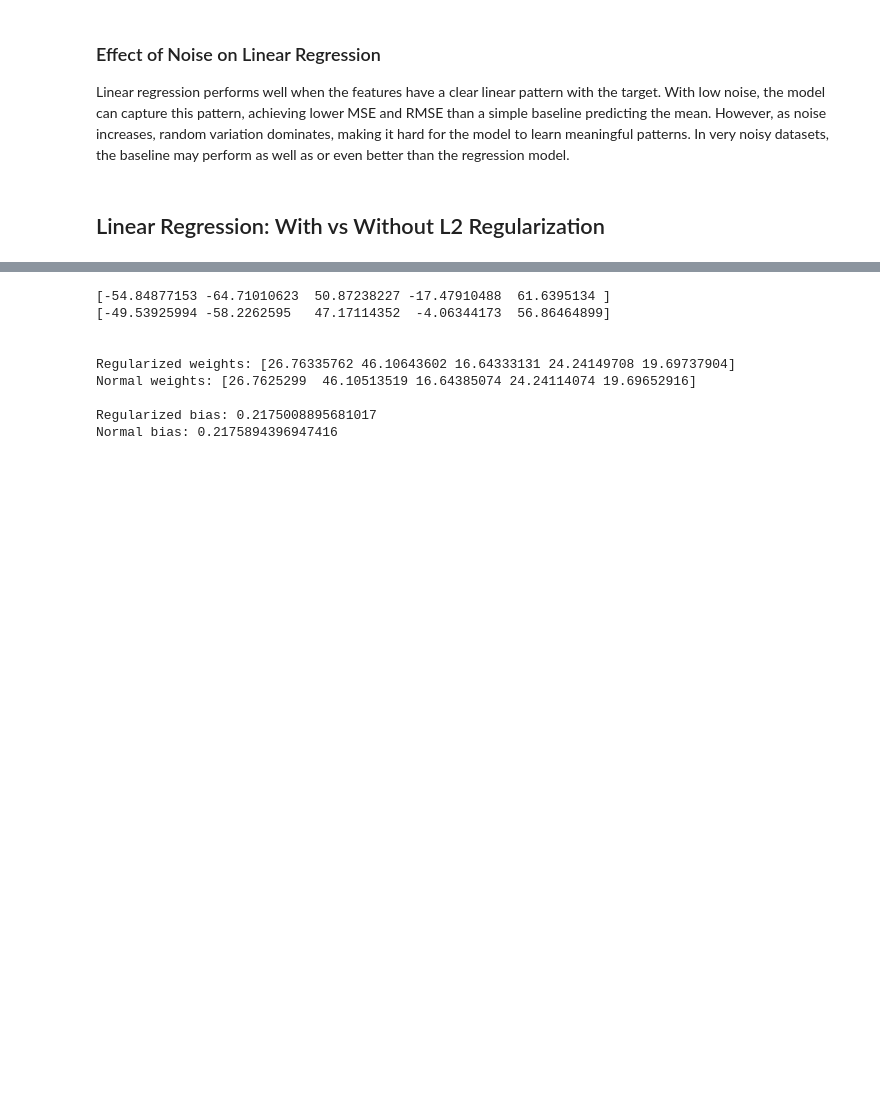
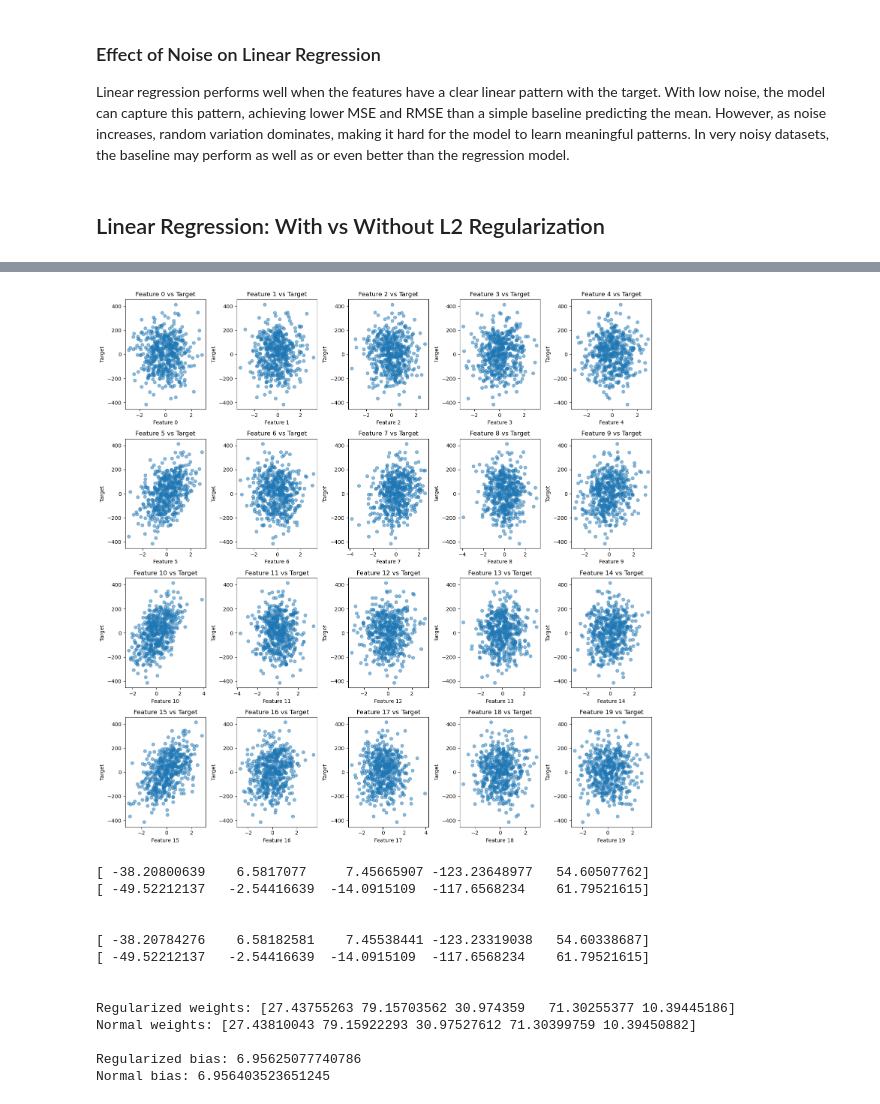
Before and after one commit to Proenca13/AI_Logistic-Linear_Regression, a Jupyter notebook: model_validation.ipynb, the cells around one changed output, grey strips where cells are left out. Saved outputs shown, nothing was run; the diff lists cells and outputs as text; code cells hidden in the pictures; blank space fills up the shorter version.

```diff
--- a/model_validation.ipynb
+++ b/model_validation.ipynb
@@ -124,0 +160,17 @@ Linear regression performs well when the features have a clear linear pattern wi
+# %%
+n_features = X_chall.shape[1]
+
+
+plt.figure(figsize=(15, 15))
+
+for i in range(n_features):
+    plt.subplot(4, 5, i+1)
+    plt.scatter(X_chall[:, i], y_chall, alpha=0.5)
+    plt.xlabel(f"Feature {i}")
+    plt.ylabel("Target")
+    plt.title(f"Feature {i} vs Target")
+
+plt.tight_layout()
+plt.show()
+# %% [output]
+[figure, added]
@@ -125,27 +186,41 @@ Linear regression performs well when the features have a clear linear pattern wi
 # %%
-regularized_model = LinearRegression(learning_rate=0.1, iterations=1000,lambda_=0.01)
-regularized_model.fit(X_train, y_train)
-y_pred = regularized_model.predict(X_test)
+# Train normal model in easy dataset
+normal_model_easy = LinearRegression(learning_rate=0.1, iterations=1000,lambda_=0)
+normal_model_easy.fit(X_train_easy, y_train_easy)
+y_pred_normal = normal_model_easy.predict(X_test_easy)
 
-print(y_pred[:5])
-print(y_test[:5])
+print(y_pred_normal[:5])
+print(y_test_easy[:5])
 print("\n")
 
-#compare weights
+# Train Regularized model in easy dataset
+regularized_model_easy = LinearRegression(learning_rate=0.1, iterations=1000,lambda_=0.01)
+regularized_model_easy.fit(X_train_easy, y_train_easy)
+y_pred_regularized = regularized_model_easy.predict(X_test_easy)
 
-print(f"Regularized weights: {regularized_model.weights}")
-print(f"Normal weights: {model.weights}\n")
+print(y_pred_regularized[:5])
+print(y_test_easy[:5])
+print("\n")
 
-#compare bias
-print(f"Regularized bias: {regularized_model.bias}")
-print(f"Normal bias: {model.bias}")
+# Compare weights
+
+print(f"Regularized weights: {regularized_model_easy.weights}")
+print(f"Normal weights: {normal_model_easy.weights}\n")
+
+# Compare bias
+print(f"Regularized bias: {regularized_model_easy.bias}")
+print(f"Normal bias: {normal_model_easy.bias}")
 # %% [output]
-[-54.84877153 -64.71010623  50.87238227 -17.47910488  61.6395134 ]
-[-49.53925994 -58.2262595   47.17114352  -4.06344173  56.86464899]
+[ -38.20800639    6.5817077     7.45665907 -123.23648977   54.60507762]
+[ -49.52212137   -2.54416639  -14.0915109  -117.6568234    61.79521615]
 
 
-Regularized weights: [26.76335762 46.10643602 16.64333131 24.24149708 19.69737904]
-Normal weights: [26.7625299  46.10513519 16.64385074 24.24114074 19.69652916]
+[ -38.20784276    6.58182581    7.45538441 -123.23319038   54.60338687]
+[ -49.52212137   -2.54416639  -14.0915109  -117.6568234    61.79521615]
 
-Regularized bias: 0.2175008895681017
-Normal bias: 0.2175894396947416
+
+Regularized weights: [27.43755263 79.15703562 30.974359   71.30255377 10.39445186]
+Normal weights: [27.43810043 79.15922293 30.97527612 71.30399759 10.39450882]
+
+Regularized bias: 6.95625077740786
+Normal bias: 6.956403523651245
```
Also changed, not shown: parts of 10 cells of this notebook, 3 other files.
